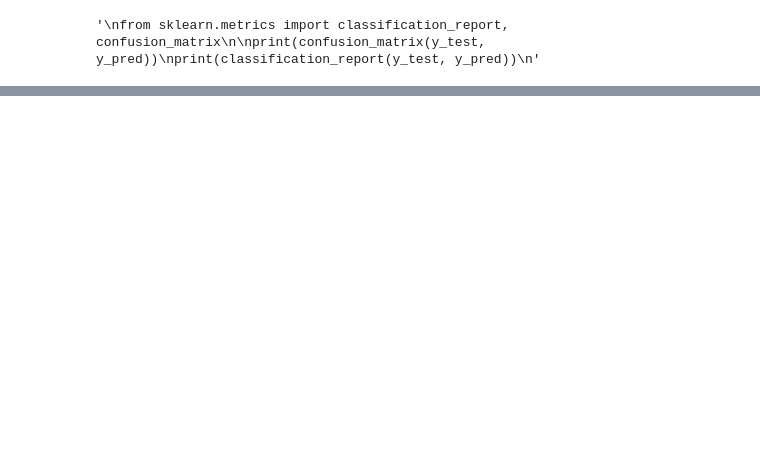
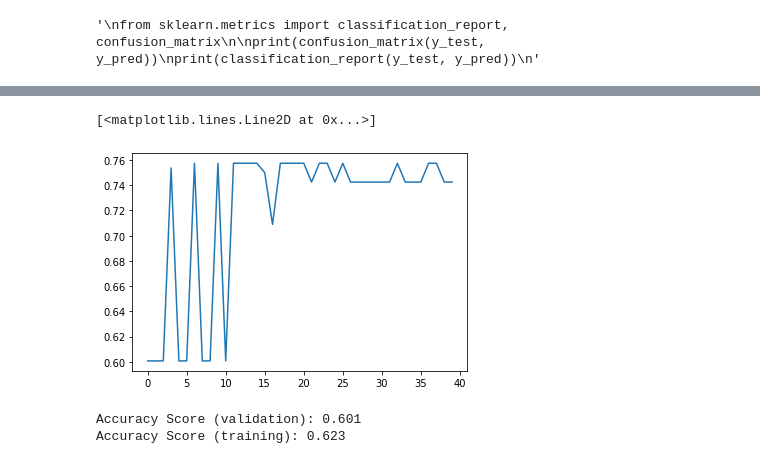
Before and after one commit to lucas-galvao/Backup, a Jupyter notebook: Machine Learning/Jupyter/Gradient Booster - Titanic.ipynb, the cells around one changed output, grey strips where cells are left out. Drawn from its saved outputs; the diff is of its cells as text; code cells hidden in the pictures; blank space fills up the shorter version.

```diff
--- a/Machine Learning/Jupyter/Gradient Booster - Titanic.ipynb
+++ b/Machine Learning/Jupyter/Gradient Booster - Titanic.ipynb
@@ -82,0 +193,14 @@ print(classification_report(y_test, y_pred))
+# %%
+plt.plot(score_validation)
+# %% [output]
+[<matplotlib.lines.Line2D at 0x...>]
+[figure, added]
+# %%
+score_train = slp.score(x_train, y_train)
+score_test = slp.score(x_test, y_test)
+
+print('Accuracy Score (validation): {0:.3f}'.format(score_test))
+print('Accuracy Score (training): {0:.3f}'.format(score_train))
+# %% [output]
+Accuracy Score (validation): 0.601
+Accuracy Score (training): 0.623
```
Also changed, not shown: parts of 12 cells of this notebook, 20 other files.
